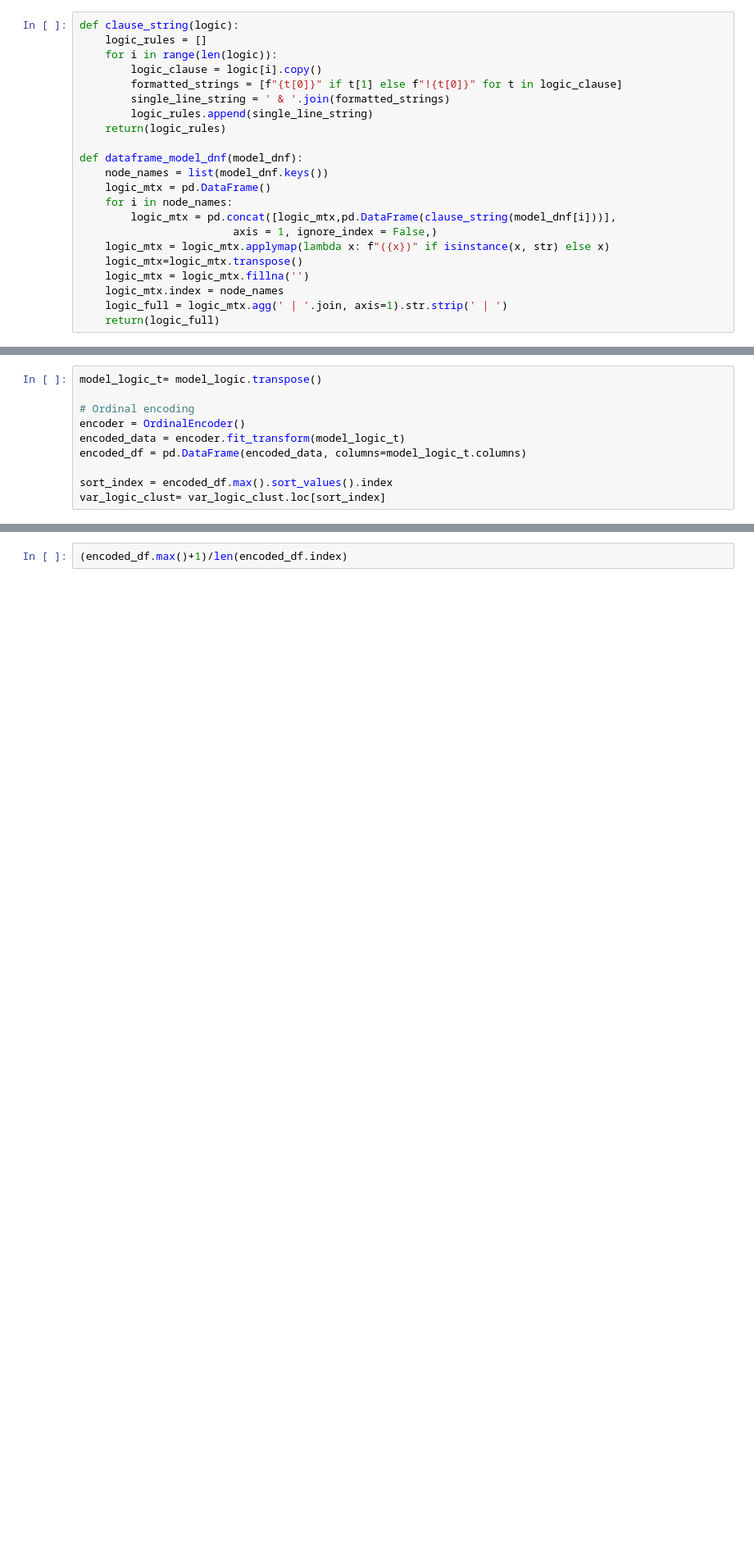
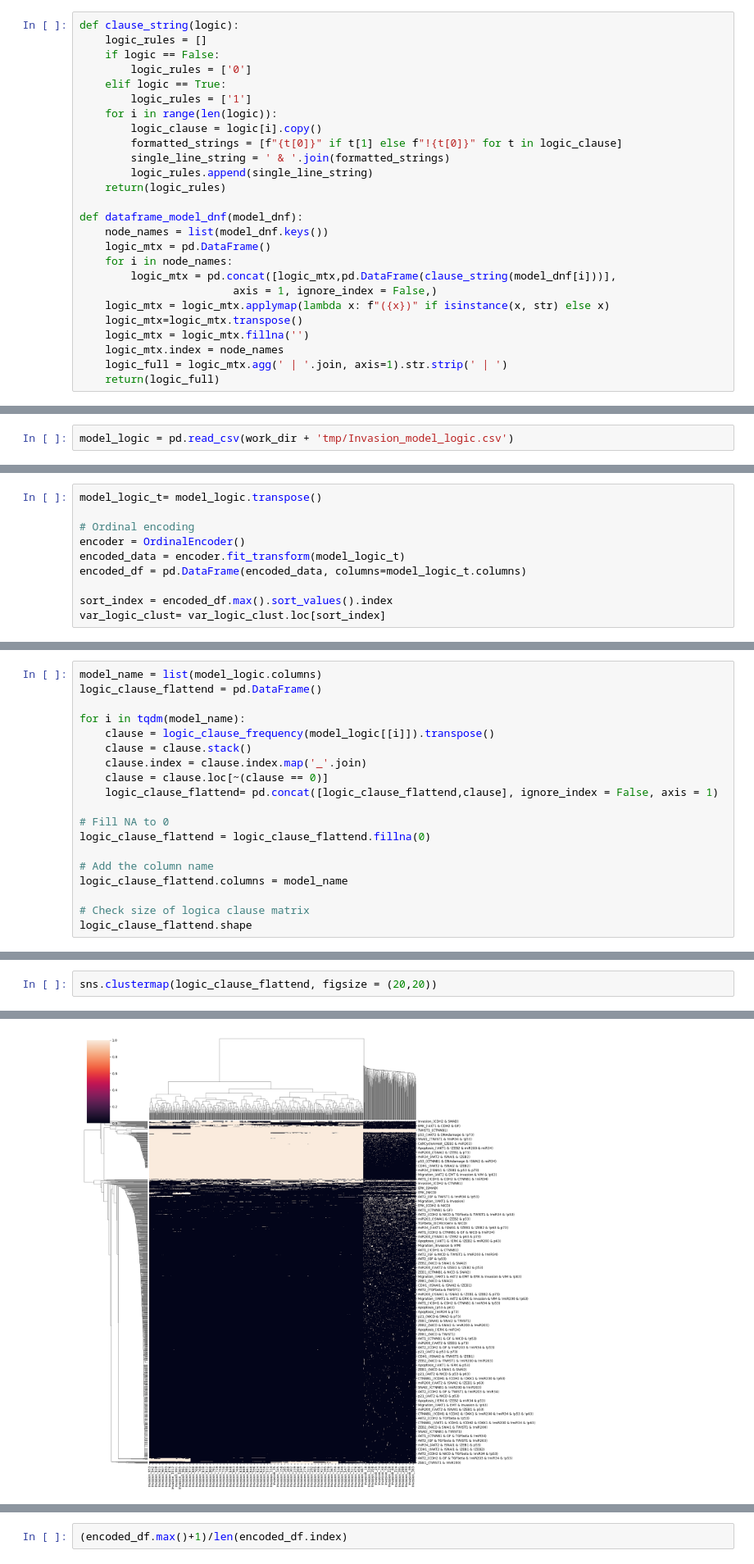
Before and after one commit to sysbio-curie/AstroLogics, a Jupyter notebook: scripts/02_Trajectory_simulations/Invasion/model_comparison_v2.ipynb, the cells around one changed output, grey strips where cells are left out. Shown at 82% size. Saved outputs shown, nothing was run; the diff lists cells and outputs as text; blank space fills up the shorter version.

Commit message:
Update analysis logic rules comparison

```diff
--- a/scripts/02_Trajectory_simulations/Invasion/model_comparison_v2.ipynb
+++ b/scripts/02_Trajectory_simulations/Invasion/model_comparison_v2.ipynb
@@ -15,6 +17,10 @@ model_dir = work_dir + 'models/' + project + '/'
 # %%
 def clause_string(logic):
     logic_rules = []
+    if logic == False:
+        logic_rules = ['0']
+    elif logic == True:
+        logic_rules = ['1']
     for i in range(len(logic)):
         logic_clause = logic[i].copy()
         formatted_strings = [f"{t[0]}" if t[1] else f"!{t[0]}" for t in logic_clause]
@@ -52,3 +60,5 @@ for i in tqdm(model_files):
+# %%
+model_logic = pd.read_csv(work_dir + 'tmp/Invasion_model_logic.csv')
 # %%
 model_cluster = pd.read_csv(work_dir + 'tmp/Invasion_model_clusters.csv', index_col = 0)
 model_cluster = model_cluster.sort_values('cluster')
@@ -197,0 +183,19 @@ plt.show()
+# %%
+model_name = list(model_logic.columns)
+logic_clause_flattend = pd.DataFrame()
+
+for i in tqdm(model_name):
+    clause = logic_clause_frequency(model_logic[[i]]).transpose()
+    clause = clause.stack()
+    clause.index = clause.index.map('_'.join)
+    clause = clause.loc[~(clause == 0)]
+    logic_clause_flattend= pd.concat([logic_clause_flattend,clause], ignore_index = False, axis = 1)
+
+# Fill NA to 0
+logic_clause_flattend = logic_clause_flattend.fillna(0)
+
+# Add the column name
+logic_clause_flattend.columns = model_name
+
+# Check size of logica clause matrix
+logic_clause_flattend.shape
@@ -197,0 +204,3 @@ plt.show()
+# %%
+sns.clustermap(logic_clause_flattend, figsize = (20,20))
+# %% [output]
@@ -197,0 +208 @@ plt.show()
+[figure, added]
```
Also changed, not shown: parts of 20 cells of this notebook, 17 other files.
